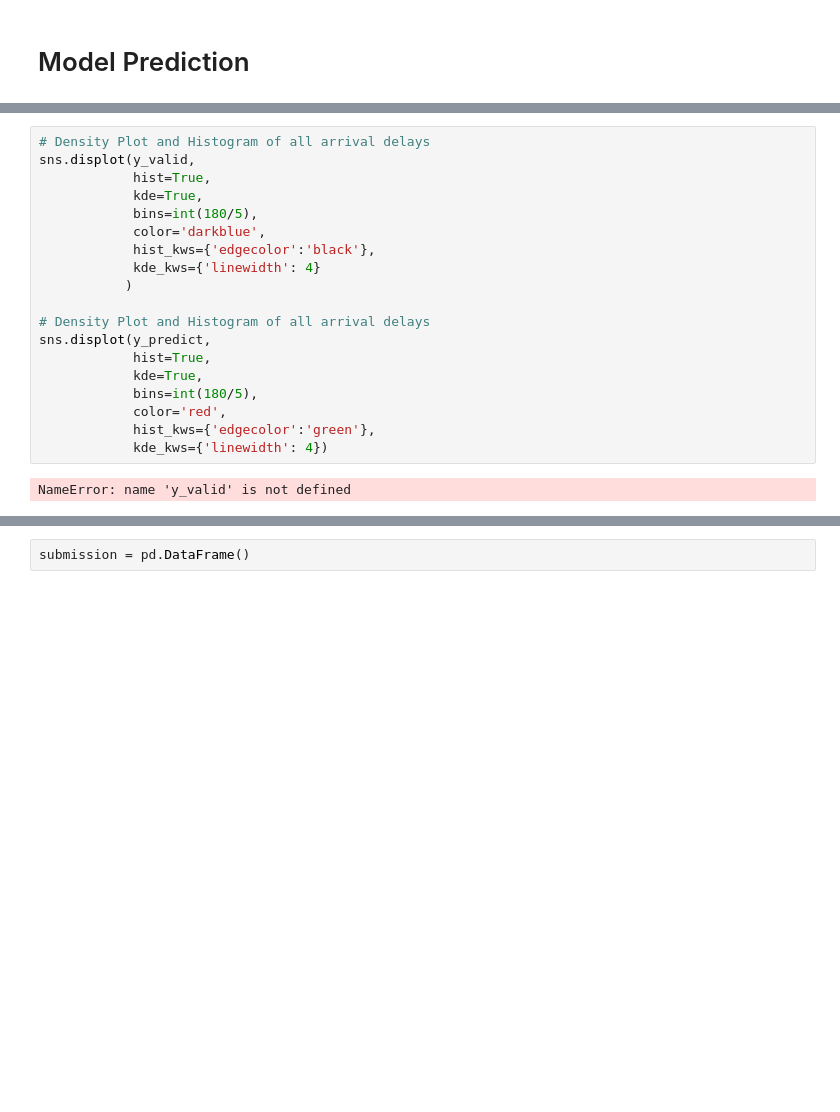
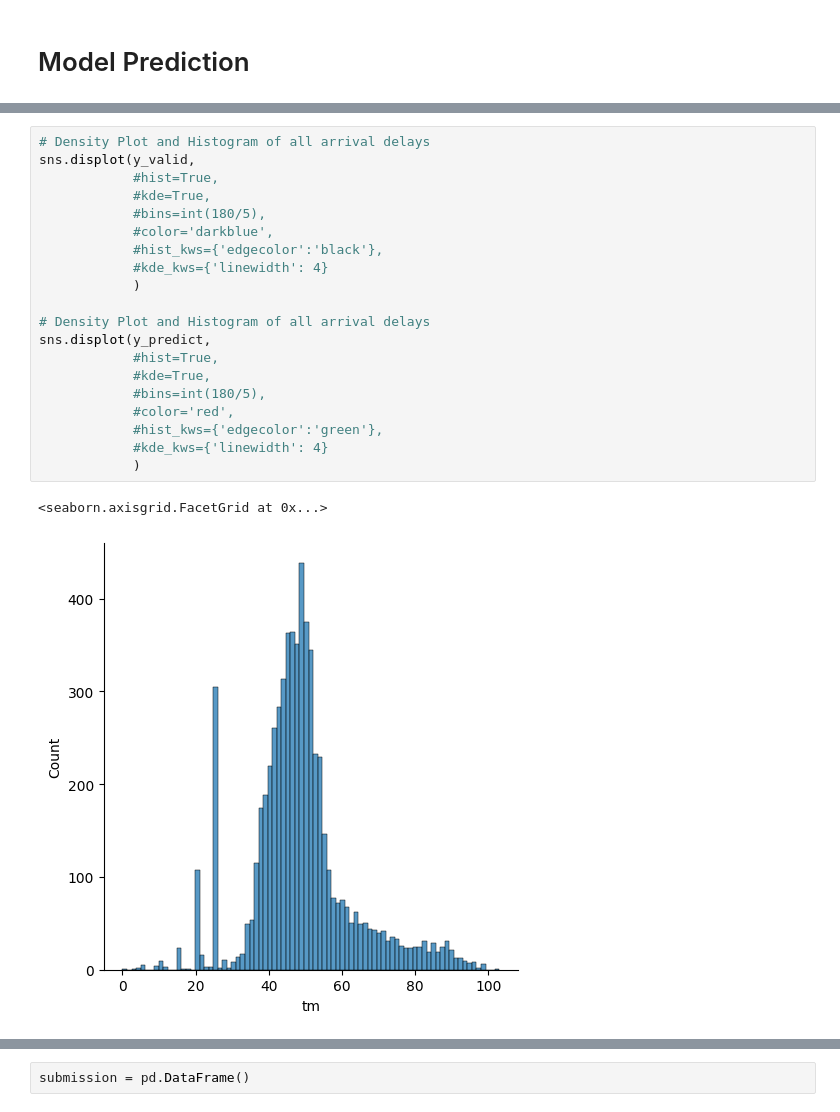
Before and after one commit to UlrikThygePedersen/Machine_Learning_Models, a Jupyter notebook: Models/Novozymes Enzyme Stability Prediction/Novozymes_Kaggle_Model.ipynb, the cells around one changed output, grey strips where cells are left out. Saved outputs shown, nothing was run; the diff lists cells and outputs as text; blank space fills up the shorter version.

```diff
--- a/Models/Novozymes Enzyme Stability Prediction/Novozymes_Kaggle_Model.ipynb
+++ b/Models/Novozymes Enzyme Stability Prediction/Novozymes_Kaggle_Model.ipynb
@@ -368,21 +368,23 @@ test.shape
 # %%
 # Density Plot and Histogram of all arrival delays
 sns.displot(y_valid,
-            hist=True,
-            kde=True,
-            bins=int(180/5),
-            color='darkblue',
-            hist_kws={'edgecolor':'black'},
-            kde_kws={'linewidth': 4}
-           )
+            #hist=True,
+            #kde=True,
+            #bins=int(180/5),
+            #color='darkblue',
+            #hist_kws={'edgecolor':'black'},
+            #kde_kws={'linewidth': 4}
+            )
 
 # Density Plot and Histogram of all arrival delays
 sns.displot(y_predict,
-            hist=True,
-            kde=True,
-            bins=int(180/5),
-            color='red',
-            hist_kws={'edgecolor':'green'},
-            kde_kws={'linewidth': 4})
+            #hist=True,
+            #kde=True,
+            #bins=int(180/5),
+            #color='red',
+            #hist_kws={'edgecolor':'green'},
+            #kde_kws={'linewidth': 4}
+            )
 # %% [output]
-NameError: name 'y_valid' is not defined
+<seaborn.axisgrid.FacetGrid at 0x...>
+[figure, added]
```
Also changed, not shown: parts of 23 cells of this notebook, 1 other file.
